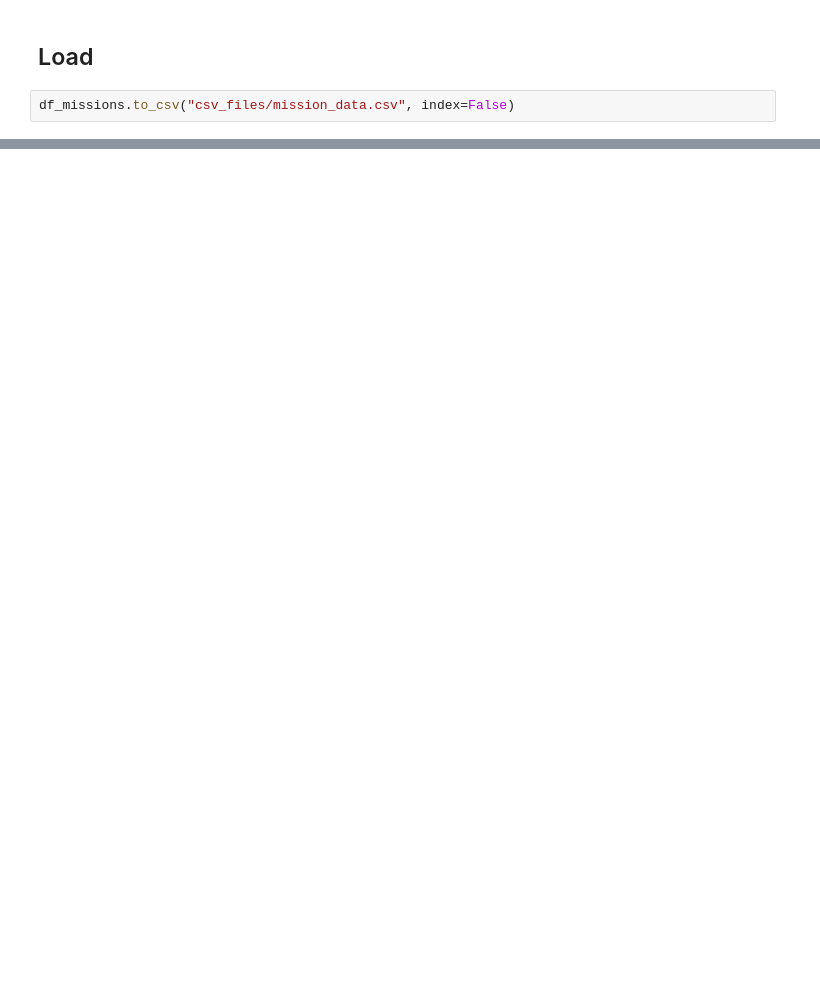
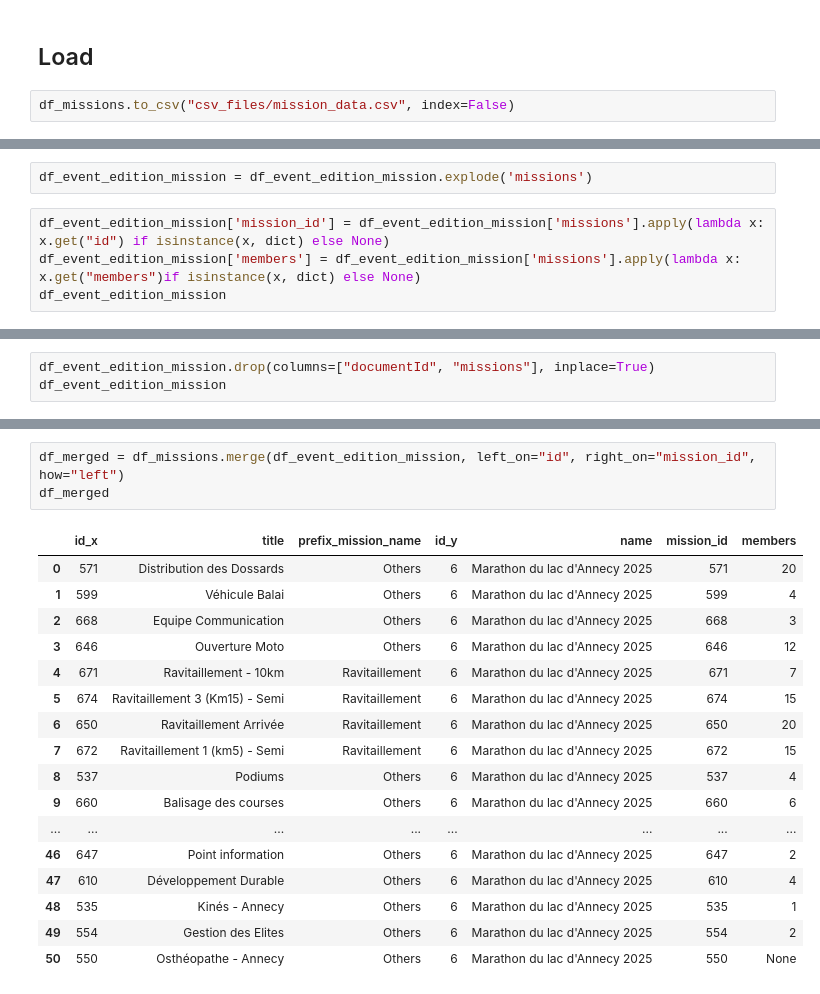
Before and after one commit to canopee-europe/data_analysis, a Jupyter notebook: ActiveCrew/ETL/mission_data.ipynb, the cells around one changed output, grey strips where cells are left out. Cells and saved outputs as stored; diff of their text form; blank space fills up the shorter version.

```diff
--- a/ActiveCrew/ETL/mission_data.ipynb
+++ b/ActiveCrew/ETL/mission_data.ipynb
@@ -142,0 +110,6 @@ df_missions.to_csv("csv_files/mission_data.csv", index=False)
+# %%
+df_event_edition_mission = df_event_edition_mission.explode('missions')
+# %%
+df_event_edition_mission['mission_id'] = df_event_edition_mission['missions'].apply(lambda x: x.get("id") if isinstance(x, dict) else None)
+df_event_edition_mission['members'] = df_event_edition_mission['missions'].apply(lambda x: x.get("members")if isinstance(x, dict) else None)
+df_event_edition_mission
@@ -142,0 +134,3 @@ df_missions.to_csv("csv_files/mission_data.csv", index=False)
+# %%
+df_event_edition_mission.drop(columns=["documentId", "missions"], inplace=True)
+df_event_edition_mission
@@ -142,0 +155,21 @@ df_missions.to_csv("csv_files/mission_data.csv", index=False)
+# %%
+df_merged = df_missions.merge(df_event_edition_mission, left_on="id", right_on="mission_id", how="left")
+df_merged
+# %% [output]
+|  | id_x | title | prefix_mission_name | id_y | name | mission_id | members |
+| 0 | 571 | Distribution des Dossards | Others | 6 | Marathon du lac d'Annecy 2025 | 571 | 20 |
+| 1 | 599 | Véhicule Balai | Others | 6 | Marathon du lac d'Annecy 2025 | 599 | 4 |
+| 2 | 668 | Equipe Communication | Others | 6 | Marathon du lac d'Annecy 2025 | 668 | 3 |
+| 3 | 646 | Ouverture Moto | Others | 6 | Marathon du lac d'Annecy 2025 | 646 | 12 |
+| 4 | 671 | Ravitaillement - 10km | Ravitaillement | 6 | Marathon du lac d'Annecy 2025 | 671 | 7 |
+| 5 | 674 | Ravitaillement 3 (Km15) - Semi | Ravitaillement | 6 | Marathon du lac d'Annecy 2025 | 674 | 15 |
+| 6 | 650 | Ravitaillement Arrivée | Ravitaillement | 6 | Marathon du lac d'Annecy 2025 | 650 | 20 |
+| 7 | 672 | Ravitaillement 1 (km5) - Semi | Ravitaillement | 6 | Marathon du lac d'Annecy 2025 | 672 | 15 |
+| 8 | 537 | Podiums | Others | 6 | Marathon du lac d'Annecy 2025 | 537 | 4 |
+| 9 | 660 | Balisage des courses | Others | 6 | Marathon du lac d'Annecy 2025 | 660 | 6 |
+| ... | ... | ... | ... | ... | ... | ... | ... |
+| 46 | 647 | Point information | Others | 6 | Marathon du lac d'Annecy 2025 | 647 | 2 |
+| 47 | 610 | Développement Durable | Others | 6 | Marathon du lac d'Annecy 2025 | 610 | 4 |
+| 48 | 535 | Kinés - Annecy | Others | 6 | Marathon du lac d'Annecy 2025 | 535 | 1 |
+| 49 | 554 | Gestion des Elites | Others | 6 | Marathon du lac d'Annecy 2025 | 554 | 2 |
+| 50 | 550 | Osthéopathe - Annecy | Others | 6 | Marathon du lac d'Annecy 2025 | 550 | None |
```
Also changed, not shown: parts of 14 cells of this notebook, 1 other file.
